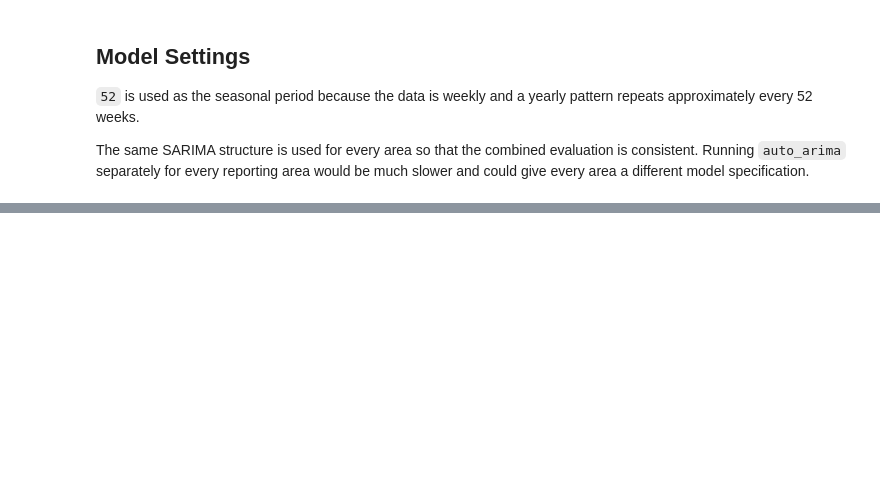
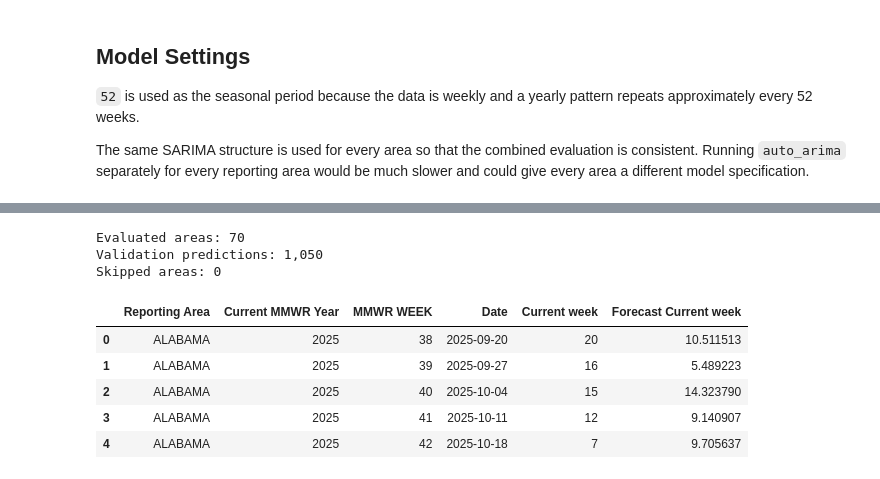
Before and after one commit to swirita/salmonellosis-forecasting-analysis, a Jupyter notebook: notebooks/03_salmonellosis_forecasting.ipynb, the cells around one changed output, grey strips where cells are left out. Saved outputs shown, nothing was run; the diff lists cells and outputs as text; code cells hidden in the pictures; blank space fills up the shorter version.

```diff
--- a/notebooks/03_salmonellosis_forecasting.ipynb
+++ b/notebooks/03_salmonellosis_forecasting.ipynb
@@ -171,0 +183,80 @@ MIN_OBSERVED_WEEKS = 2 * SEASON_LENGTH
+# %%
+validation_history_end = mmwr_week_end(
+    VALIDATION_YEAR,
+    VALIDATION_LAST_OBSERVED_WEEK,
+)
+validation_steps = VALIDATION_LAST_FORECAST_WEEK - VALIDATION_FIRST_FORECAST_WEEK + 1
+
+validation_rows = []
+skipped_validation_areas = []
+
+for area in sorted(df["Reporting Area"].dropna().unique()):
+    area_df = df[df["Reporting Area"] == area]
+
+    history_rows = area_df[
+        (area_df["Current MMWR Year"] < VALIDATION_YEAR)
+        | (
+            (area_df["Current MMWR Year"] == VALIDATION_YEAR)
+            & (area_df["MMWR WEEK"] <= VALIDATION_LAST_OBSERVED_WEEK)
+        )
+    ]
+
+    test_rows = area_df[
+        (area_df["Current MMWR Year"] == VALIDATION_YEAR)
+        & area_df["MMWR WEEK"].between(
+            VALIDATION_FIRST_FORECAST_WEEK,
+            VALIDATION_LAST_FORECAST_WEEK,
+        )
+    ].dropna(subset=["Current week"])
+
+    # This is the only input passed to SARIMA:
+    # the area's ordered weekly case-count series.
+    prediction = forecast_area_series(
+        history_rows,
+        validation_history_end,
+        validation_steps,
+        SARIMA_ORDER,
+        SARIMA_SEASONAL_ORDER,
+        MIN_OBSERVED_WEEKS,
+        area,
+    )
+
+    if prediction is None or test_rows.empty:
+        skipped_validation_areas.append(area)
+        continue
+
+    prediction["mean"] = prediction["mean"].clip(lower=0)
+
+    area_results = test_rows[
+        ["Reporting Area", "Current MMWR Year", "MMWR WEEK", "Date", "Current week"]
+    ].copy()
+
+    area_results = area_results.merge(
+        prediction[["mean"]],
+        left_on="Date",
+        right_index=True,
+        how="left",
+    ).rename(columns={"mean": "Forecast Current week"})
+
+    validation_rows.append(area_results)
+
+sarima_validation_predictions = (
+    pd.concat(validation_rows, ignore_index=True)
+    .dropna(subset=["Forecast Current week"])
+)
+
+print(f"Evaluated areas: {sarima_validation_predictions['Reporting Area'].nunique()}")
+print(f"Validation predictions: {len(sarima_validation_predictions):,}")
+print(f"Skipped areas: {len(skipped_validation_areas)}")
+
+sarima_validation_predictions.head()
+# %% [output]
+Evaluated areas: 70
+Validation predictions: 1,050
+Skipped areas: 0
+|  | Reporting Area | Current MMWR Year | MMWR WEEK | Date | Current week | Forecast Current week |
+| 0 | ALABAMA | 2025 | 38 | 2025-09-20 | 20 | 10.511513 |
+| 1 | ALABAMA | 2025 | 39 | 2025-09-27 | 16 | 5.489223 |
+| 2 | ALABAMA | 2025 | 40 | 2025-10-04 | 15 | 14.323790 |
+| 3 | ALABAMA | 2025 | 41 | 2025-10-11 | 12 | 9.140907 |
+| 4 | ALABAMA | 2025 | 42 | 2025-10-18 | 7 | 9.705637 |
```
Also changed, not shown: parts of 4 cells of this notebook.
